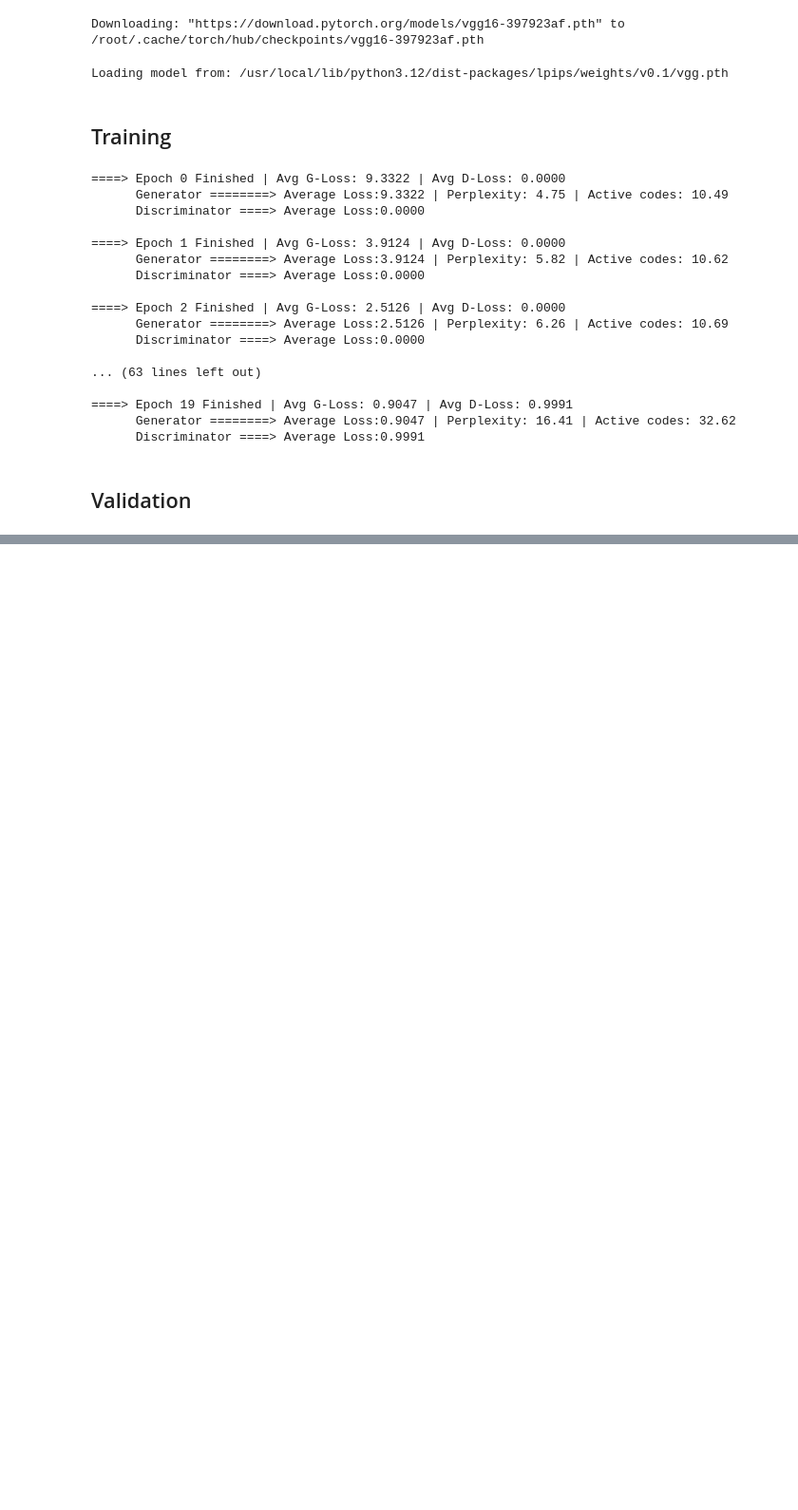
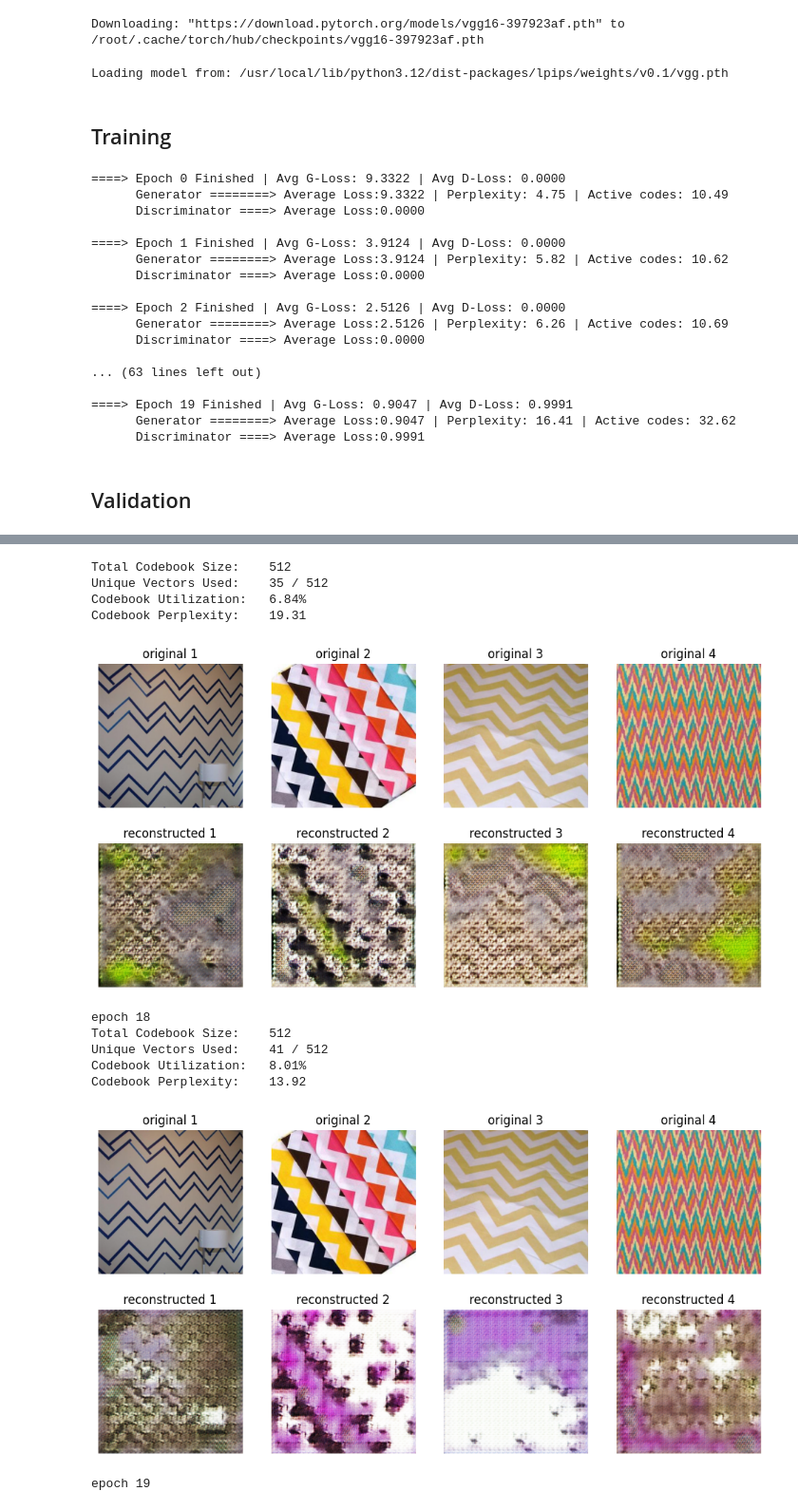
Before and after one commit to ValentinaEmili/Texture-synthesis, a Jupyter notebook: training/training_GAN.ipynb, the cells around one changed output, grey strips where cells are left out. Shown at 95% size. Drawn from its saved outputs; the diff is of its cells as text; code cells hidden in the pictures; blank space fills up the shorter version.

```diff
--- a/training/training_GAN.ipynb
+++ b/training/training_GAN.ipynb
@@ -352,6 +490,24 @@ for epoch in range(epochs):
 # %%
-epoch_save_path = os.path.join(save_path, f"epoch_19", "generator", "main_model.pth")
+epoch_save_path = os.path.join(save_path, f"epoch_18", "generator", "main_model.pth")
 model = VQGAN().to(device)
 model.load_state_dict(torch.load(epoch_save_path, weights_only=True))
 visual_validation(model, val_loader, device)
+print('epoch 18')
+
+epoch_save_path = os.path.join(save_path, f"epoch_19", "generator", "main_model.pth")
+model.load_state_dict(torch.load(epoch_save_path, weights_only=True))
+visual_validation(model, val_loader, device)
 print('epoch 19')
+# %% [output]
+Total Codebook Size:    512
+Unique Vectors Used:    35 / 512
+Codebook Utilization:   6.84%
+Codebook Perplexity:    19.31
+[figure, added]
+epoch 18
+Total Codebook Size:    512
+Unique Vectors Used:    41 / 512
+Codebook Utilization:   8.01%
+Codebook Perplexity:    13.92
+[figure, added]
+epoch 19
```
Also changed, not shown: parts of 4 cells of this notebook.
